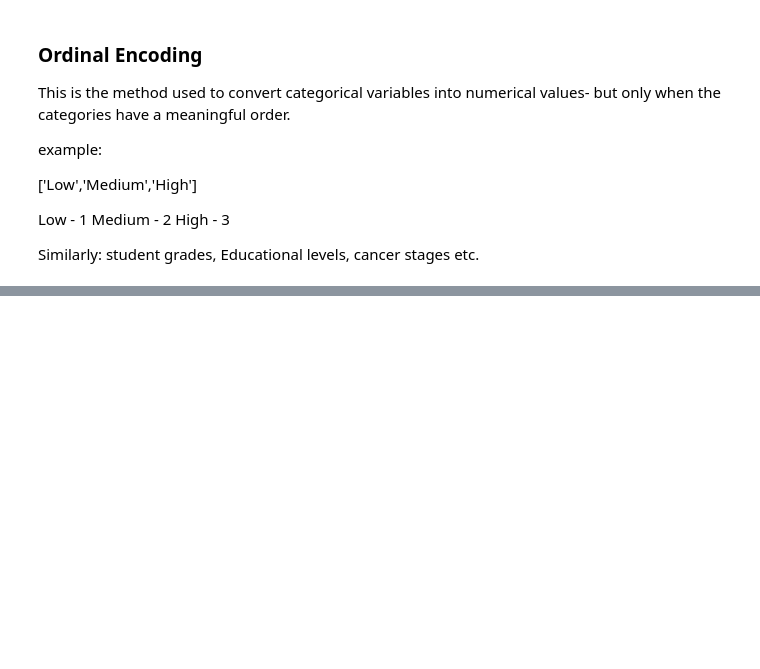
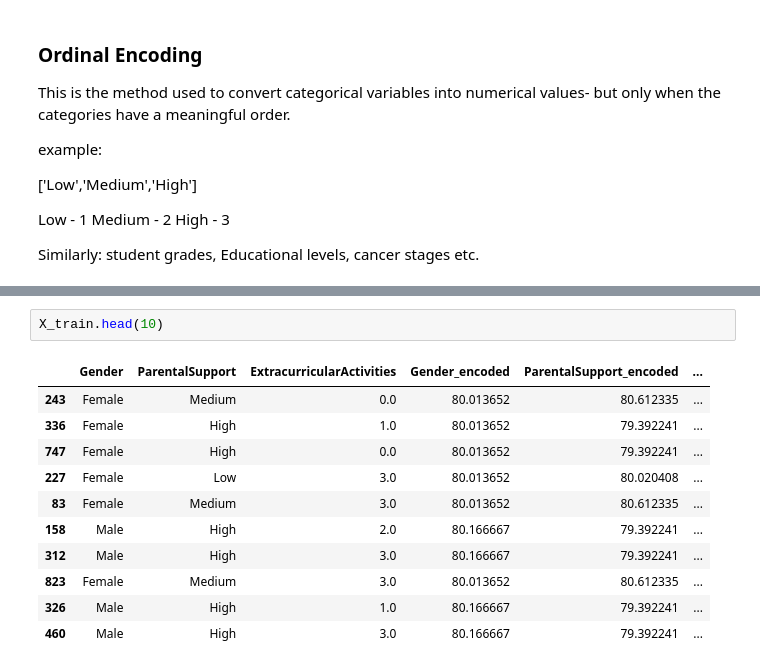
Before and after one commit to ChiranjeeviChennoju/Feature_engineering, a Jupyter notebook: Categorical_encoding/Categorical_encoding.ipynb, the cells around one changed output, grey strips where cells are left out. Saved outputs shown, nothing was run; the diff lists cells and outputs as text; blank space fills up the shorter version.

```diff
--- a/Categorical_encoding/Categorical_encoding.ipynb
+++ b/Categorical_encoding/Categorical_encoding.ipynb
@@ -724,0 +1101,14 @@ Similarly: student grades, Educational levels, cancer stages etc.
+# %%
+X_train.head(10)
+# %% [output]
+|  | Gender | ParentalSupport | ExtracurricularActivities | Gender_encoded | ParentalSupport_encoded | ... |
+| 243 | Female | Medium | 0.0 | 80.013652 | 80.612335 | ... |
+| 336 | Female | High | 1.0 | 80.013652 | 79.392241 | ... |
+| 747 | Female | High | 0.0 | 80.013652 | 79.392241 | ... |
+| 227 | Female | Low | 3.0 | 80.013652 | 80.020408 | ... |
+| 83 | Female | Medium | 3.0 | 80.013652 | 80.612335 | ... |
+| 158 | Male | High | 2.0 | 80.166667 | 79.392241 | ... |
+| 312 | Male | High | 3.0 | 80.166667 | 79.392241 | ... |
+| 823 | Female | Medium | 3.0 | 80.013652 | 80.612335 | ... |
+| 326 | Male | High | 1.0 | 80.166667 | 79.392241 | ... |
+| 460 | Male | High | 3.0 | 80.166667 | 79.392241 | ... |
```
Also changed, not shown: parts of 25 cells of this notebook.
